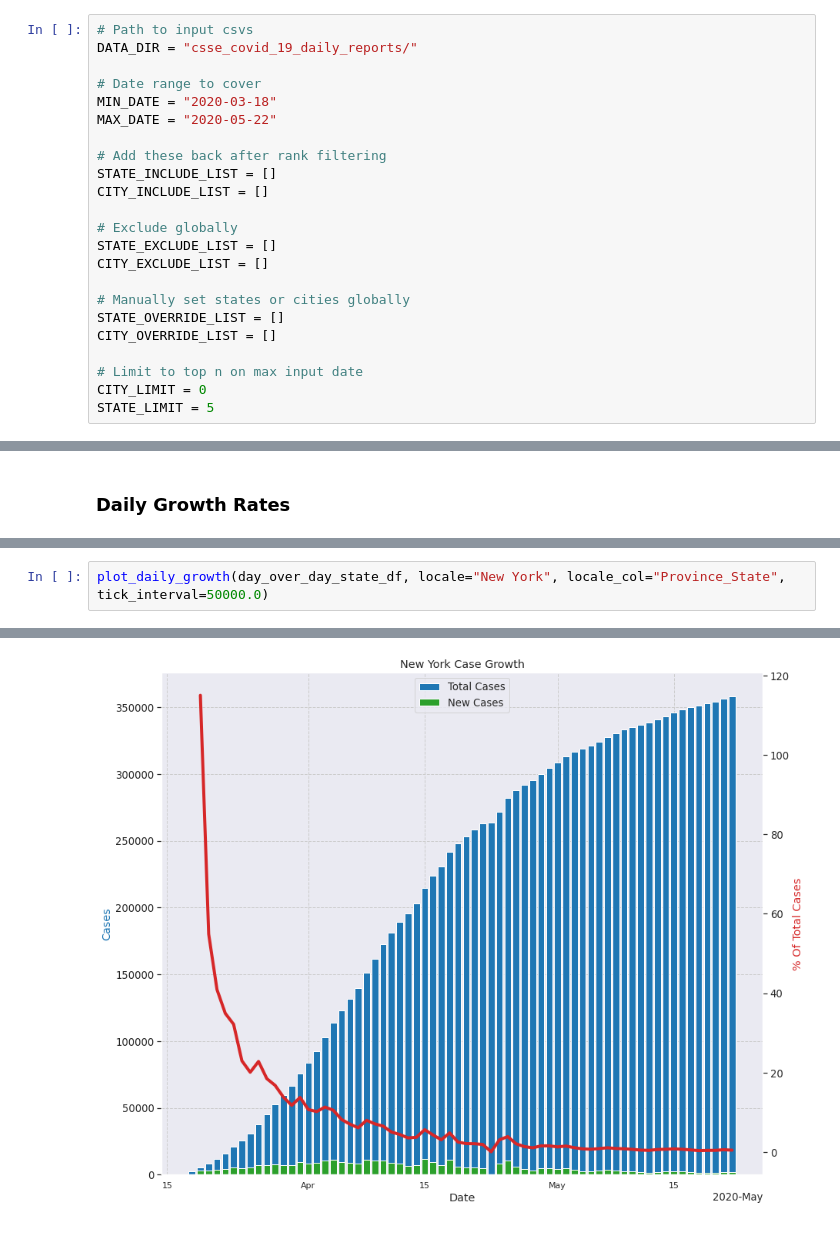
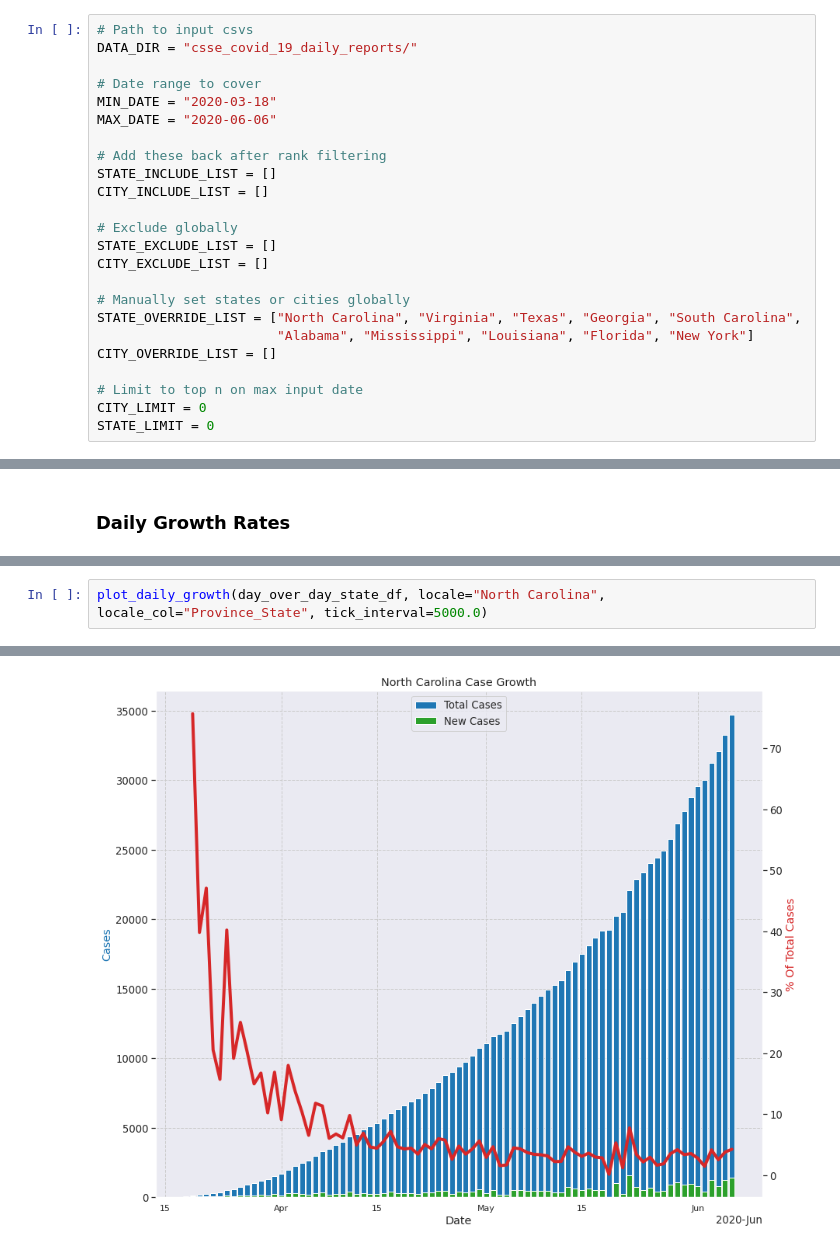
Before and after one commit to rdcolema/covid19-tracking, a Jupyter notebook: covid_US_trends.ipynb, the cells around one changed output, grey strips where cells are left out. Saved outputs shown, nothing was run; the diff lists cells and outputs as text.

```diff
--- a/covid_US_trends.ipynb
+++ b/covid_US_trends.ipynb
@@ -29,7 +29,7 @@ DATA_DIR = "csse_covid_19_daily_reports/"
 
 # Date range to cover
 MIN_DATE = "2020-03-18"
-MAX_DATE = "2020-05-22"
+MAX_DATE = "2020-06-06"
 
 # Add these back after rank filtering
 STATE_INCLUDE_LIST = []
@@ -40,12 +40,13 @@ STATE_EXCLUDE_LIST = []
 CITY_EXCLUDE_LIST = []
 
 # Manually set states or cities globally
-STATE_OVERRIDE_LIST = []
+STATE_OVERRIDE_LIST = ["North Carolina", "Virginia", "Texas", "Georgia", "South Carolina",
+                       "Alabama", "Mississippi", "Louisiana", "Florida", "New York"]
 CITY_OVERRIDE_LIST = []
 
 # Limit to top n on max input date
 CITY_LIMIT = 0
-STATE_LIMIT = 5
+STATE_LIMIT = 0
 # %% [markdown]
 ### Sample Input Data
 # %%
@@ -535,3 +534,3 @@ plot_daily_growth(day_over_day_country_df, locale="US", locale_col="Country_Regi
 # %%
-plot_daily_growth(day_over_day_state_df, locale="New York", locale_col="Province_State", tick_interval=50000.0)
+plot_daily_growth(day_over_day_state_df, locale="North Carolina", locale_col="Province_State", tick_interval=5000.0)
 # %% [output]
@@ -553,2 +552,2 @@ plot_daily_growth(day_over_day_state_df, locale="New York", locale_col="Province
-[figure, old version]
+[figure, new version]
 # %%
```
Also changed, not shown: parts of 17 cells of this notebook, 17 other files.
